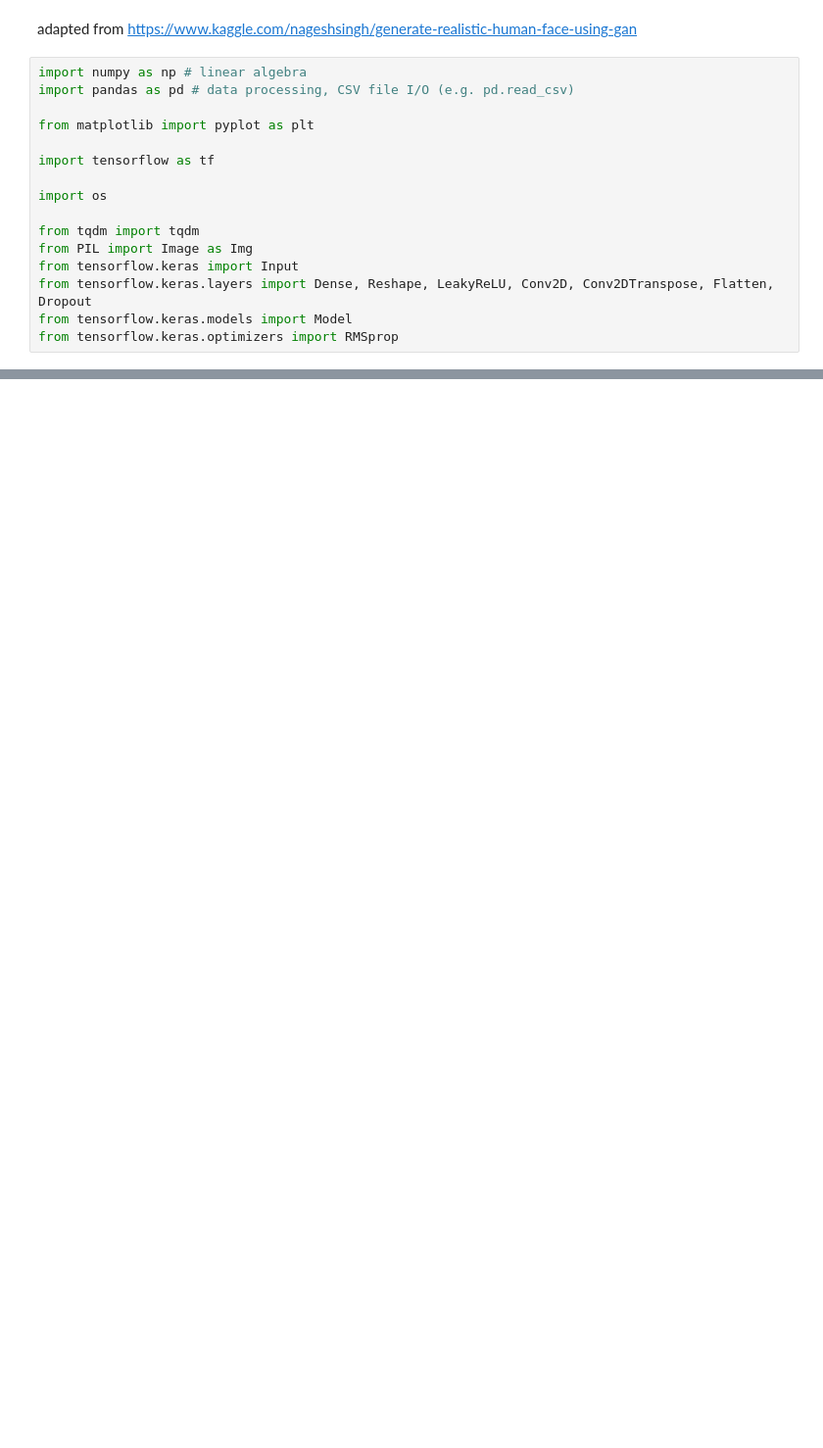
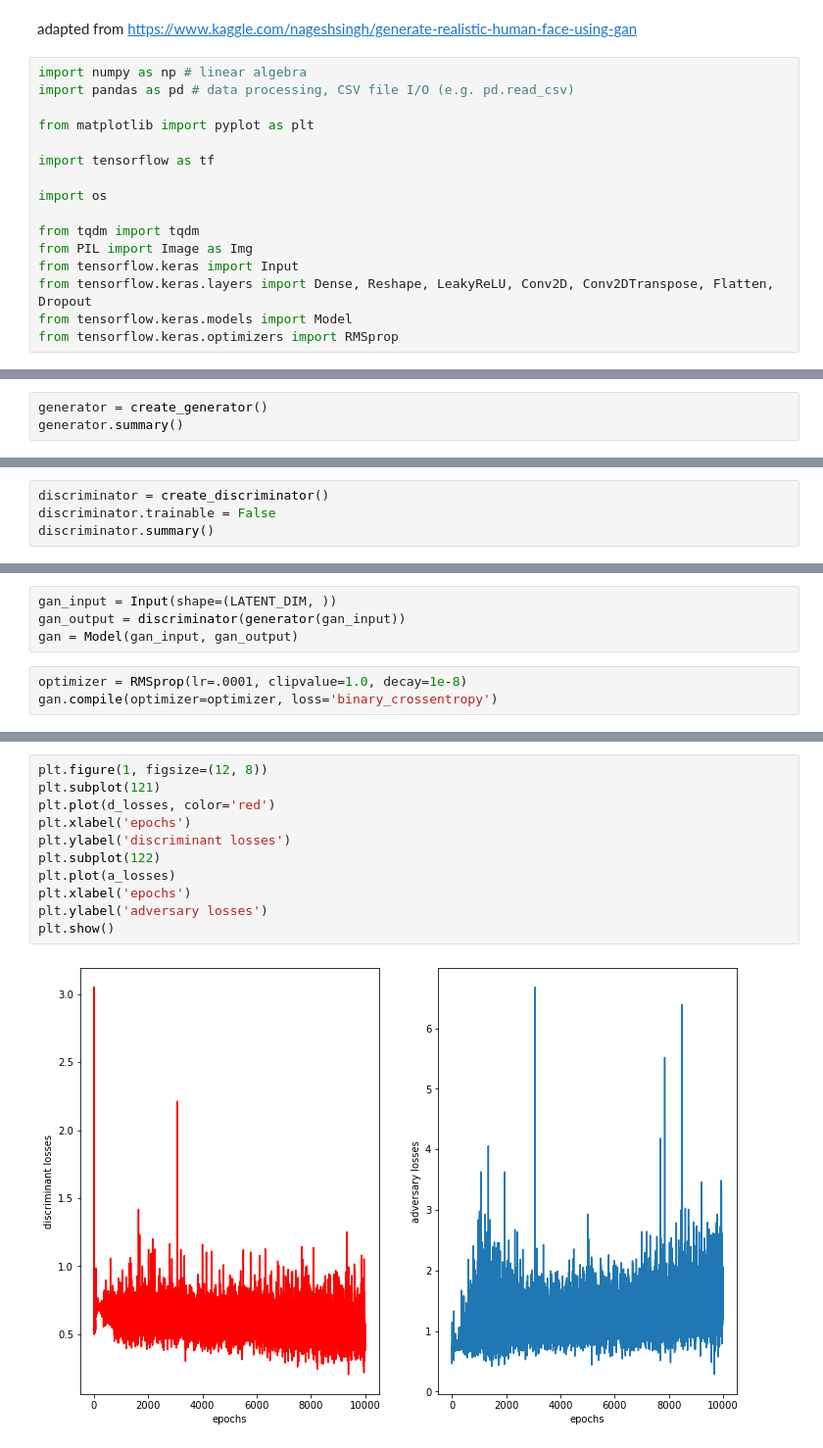
Before and after one commit to edg-stg/bt_gan, a Jupyter notebook: bt_gan.ipynb, the cells around one changed output, grey strips where cells are left out. Shown at 98% size. Saved outputs shown, nothing was run; the diff lists cells and outputs as text; blank space fills up the shorter version.

```diff
--- a/bt_gan.ipynb
+++ b/bt_gan.ipynb
@@ -46,0 +120,3 @@ plt.show()
+# %%
+generator = create_generator()
+generator.summary()
@@ -46,0 +141,4 @@ plt.show()
+# %%
+discriminator = create_discriminator()
+discriminator.trainable = False
+discriminator.summary()
@@ -46,0 +163,7 @@ plt.show()
+# %%
+gan_input = Input(shape=(LATENT_DIM, ))
+gan_output = discriminator(generator(gan_input))
+gan = Model(gan_input, gan_output)
+# %%
+optimizer = RMSprop(lr=.0001, clipvalue=1.0, decay=1e-8)
+gan.compile(optimizer=optimizer, loss='binary_crossentropy')
@@ -46,0 +262,13 @@ plt.show()
+# %%
+plt.figure(1, figsize=(12, 8))
+plt.subplot(121)
+plt.plot(d_losses, color='red')
+plt.xlabel('epochs')
+plt.ylabel('discriminant losses')
+plt.subplot(122)
+plt.plot(a_losses)
+plt.xlabel('epochs')
+plt.ylabel('adversary losses')
+plt.show()
+# %% [output]
+[figure, added]
```
Also changed, not shown: parts of 11 cells of this notebook, 1 other file.
